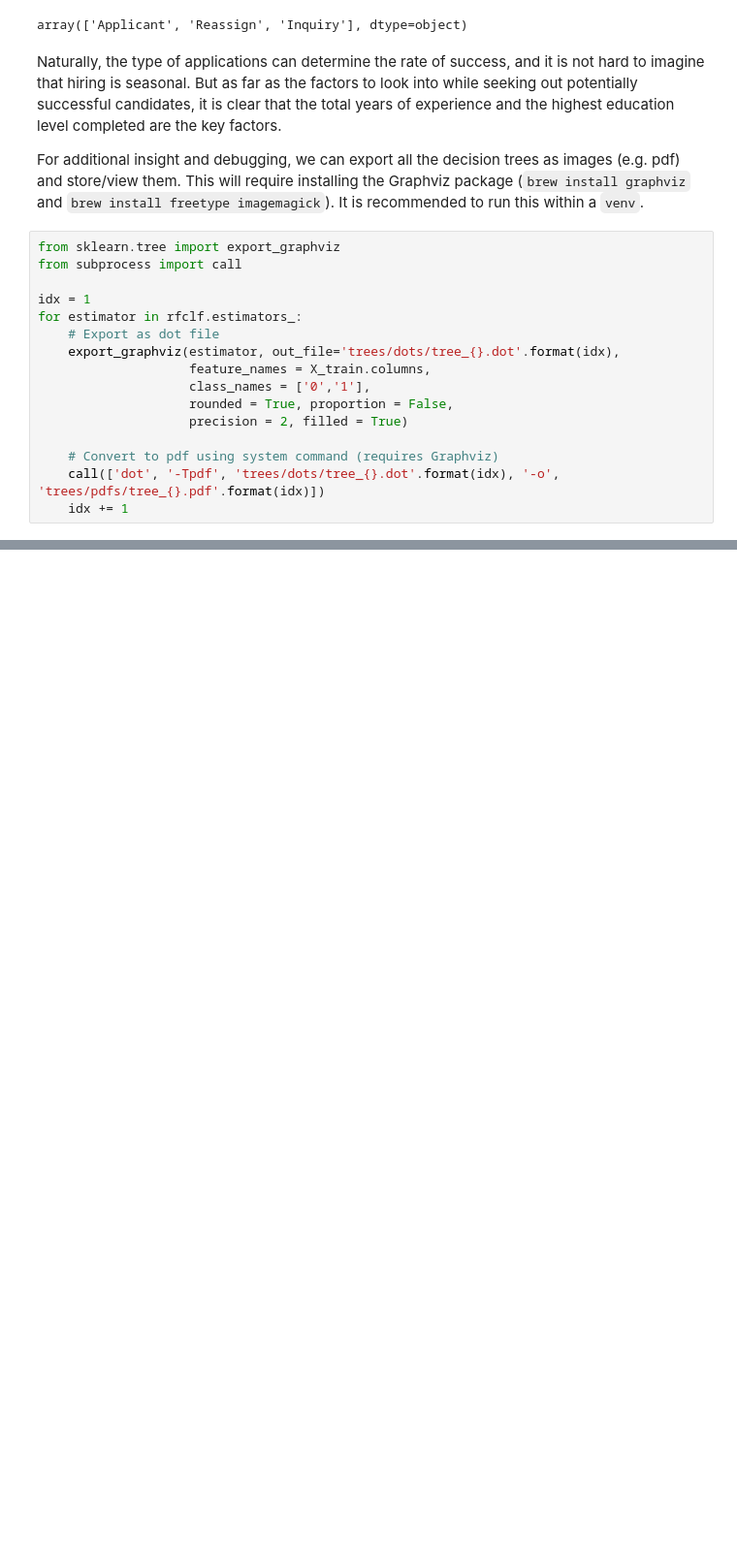
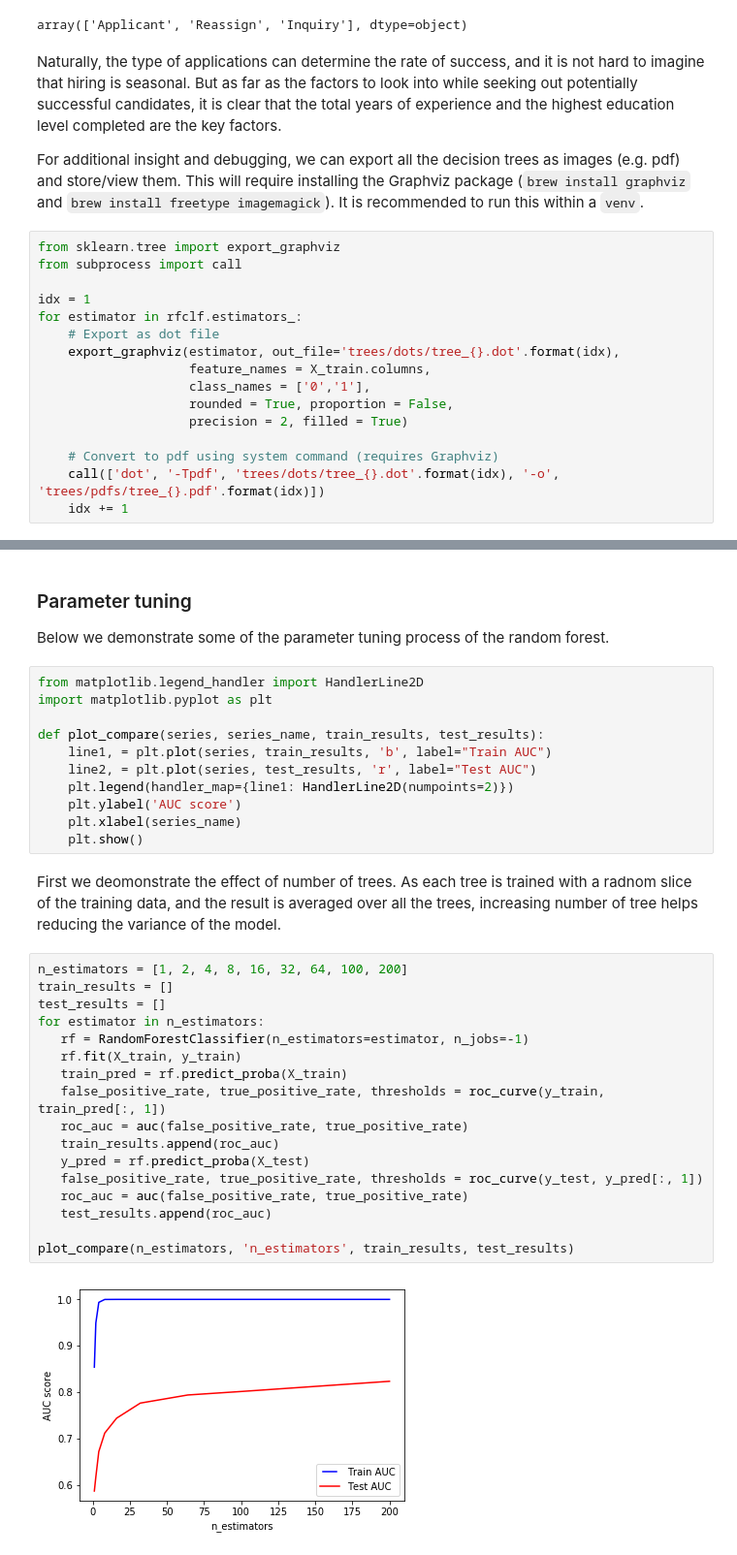
Before and after one commit to sauravp/gotta_catch_em_all, a Jupyter notebook: gotta_catch_em_all.ipynb, the cells around one changed output, grey strips where cells are left out. Shown at 97% size. Cells and saved outputs as stored; diff of their text form; blank space fills up the shorter version.

```diff
--- a/gotta_catch_em_all.ipynb
+++ b/gotta_catch_em_all.ipynb
@@ -318,0 +343,36 @@ img
+# %% [markdown]
+### Parameter tuning
+
+Below we demonstrate some of the parameter tuning process of the random forest.
+# %%
+from matplotlib.legend_handler import HandlerLine2D
+import matplotlib.pyplot as plt
+
+def plot_compare(series, series_name, train_results, test_results):
+    line1, = plt.plot(series, train_results, 'b', label="Train AUC")
+    line2, = plt.plot(series, test_results, 'r', label="Test AUC")
+    plt.legend(handler_map={line1: HandlerLine2D(numpoints=2)})
+    plt.ylabel('AUC score')
+    plt.xlabel(series_name)
+    plt.show()
+# %% [markdown]
+First we deomonstrate the effect of number of trees. As each tree is trained with a radnom slice of the training data, and the result is averaged over all the trees, increasing number of tree helps reducing the variance of the model.
+# %%
+n_estimators = [1, 2, 4, 8, 16, 32, 64, 100, 200]
+train_results = []
+test_results = []
+for estimator in n_estimators:
+   rf = RandomForestClassifier(n_estimators=estimator, n_jobs=-1)
+   rf.fit(X_train, y_train)
+   train_pred = rf.predict_proba(X_train)
+   false_positive_rate, true_positive_rate, thresholds = roc_curve(y_train, train_pred[:, 1])
+   roc_auc = auc(false_positive_rate, true_positive_rate)
+   train_results.append(roc_auc)
+   y_pred = rf.predict_proba(X_test)
+   false_positive_rate, true_positive_rate, thresholds = roc_curve(y_test, y_pred[:, 1])
+   roc_auc = auc(false_positive_rate, true_positive_rate)
+   test_results.append(roc_auc)
+
+plot_compare(n_estimators, 'n_estimators', train_results, test_results)
+# %% [output]
+[figure, added]
```
Also changed, not shown: parts of 12 cells of this notebook, 2 other files.
